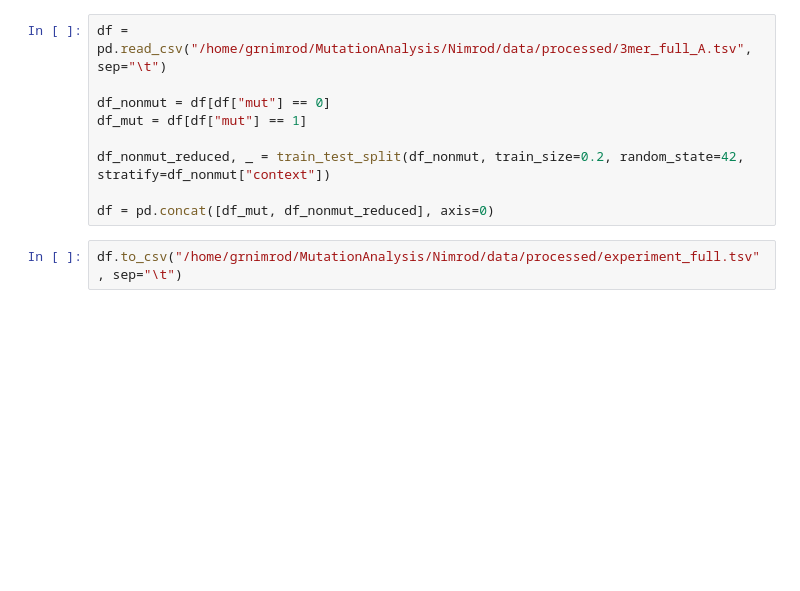
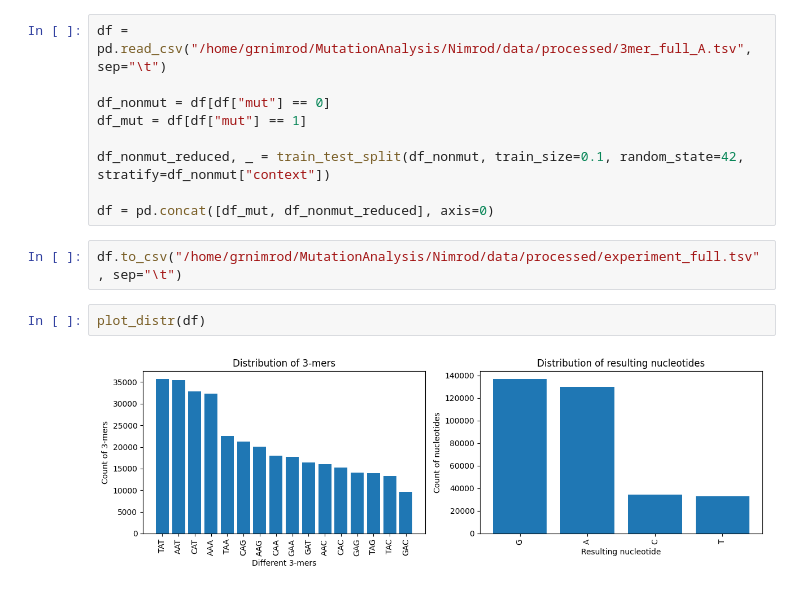
Before and after one commit to grnimrod/mutation-probs-nn, a Jupyter notebook: src/experiments.ipynb, the cells around one changed output. Cells and saved outputs as stored; diff of their text form; blank space fills up the shorter version.

Commit message:
feat: Create function to plot context and mutation distributions

```diff
--- a/src/experiments.ipynb
+++ b/src/experiments.ipynb
@@ -168,8 +172,12 @@ df = pd.read_csv("/home/grnimrod/MutationAnalysis/Nimrod/data/processed/3mer_ful
 df_nonmut = df[df["mut"] == 0]
 df_mut = df[df["mut"] == 1]
 
-df_nonmut_reduced, _ = train_test_split(df_nonmut, train_size=0.2, random_state=42, stratify=df_nonmut["context"])
+df_nonmut_reduced, _ = train_test_split(df_nonmut, train_size=0.1, random_state=42, stratify=df_nonmut["context"])
 
 df = pd.concat([df_mut, df_nonmut_reduced], axis=0)
 # %%
 df.to_csv("/home/grnimrod/MutationAnalysis/Nimrod/data/processed/experiment_full.tsv", sep="\t")
+# %%
+plot_distr(df)
+# %% [output]
+[figure, added]
```
Also changed, not shown: parts of 1 cell of this notebook.
